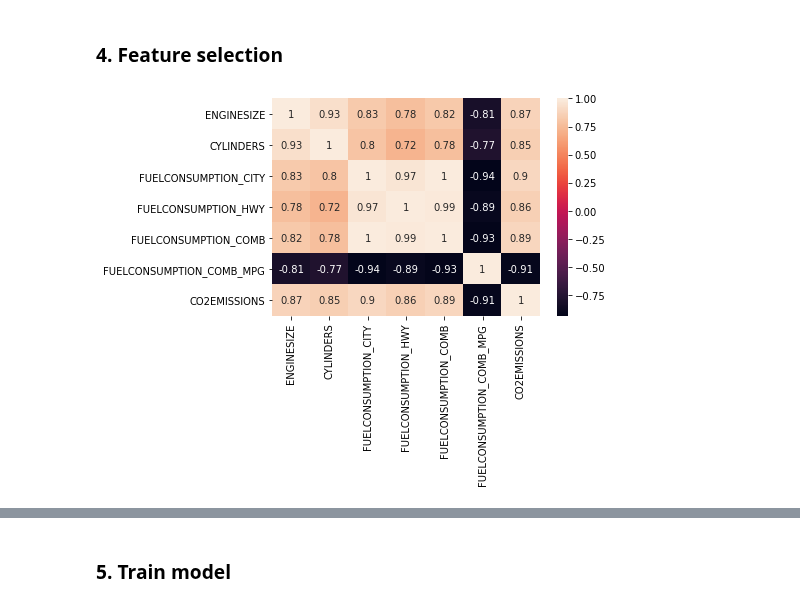
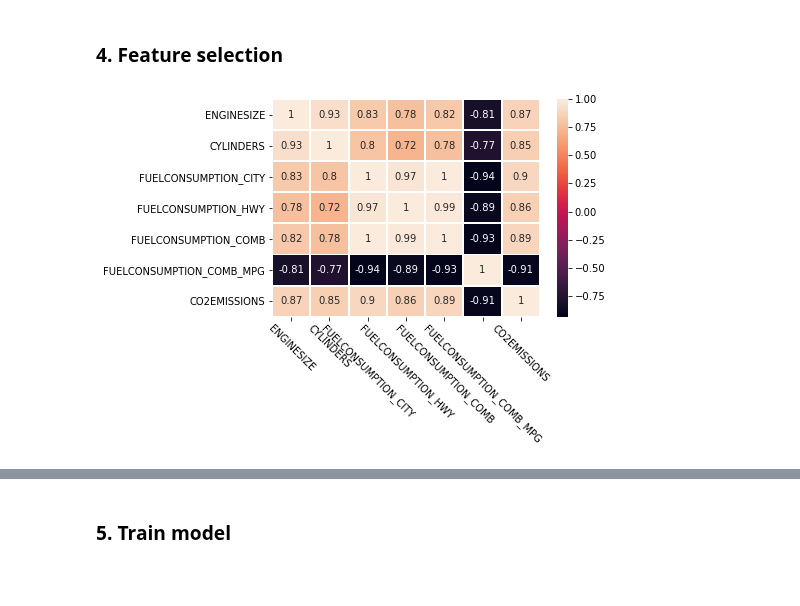
Before and after one commit to honghanhh/py40a12l2, a Jupyter notebook: lectures/lecture2/KhoiTran_Linear_regression.ipynb, the cells around one changed output, grey strips where cells are left out. Drawn from its saved outputs; the diff is of its cells as text; code cells hidden in the pictures; blank space fills up the shorter version.

```diff
--- a/lectures/lecture2/KhoiTran_Linear_regression.ipynb
+++ b/lectures/lecture2/KhoiTran_Linear_regression.ipynb
@@ -136,7 +136,8 @@ plt.show()
 ### 4. Feature selection
 # %%
 corr = Fuel_Consume.drop(columns="MODELYEAR").corr()
-sns.heatmap(data= corr, annot=True)
+sns.heatmap(data= corr, linewidths=1, annot=True)
+plt.xticks(rotation=-45)
 plt.show()
 # %% [output]
-[figure, old version]
+[figure, new version]
```
Also changed, not shown: parts of 15 cells of this notebook, 2 other files.
